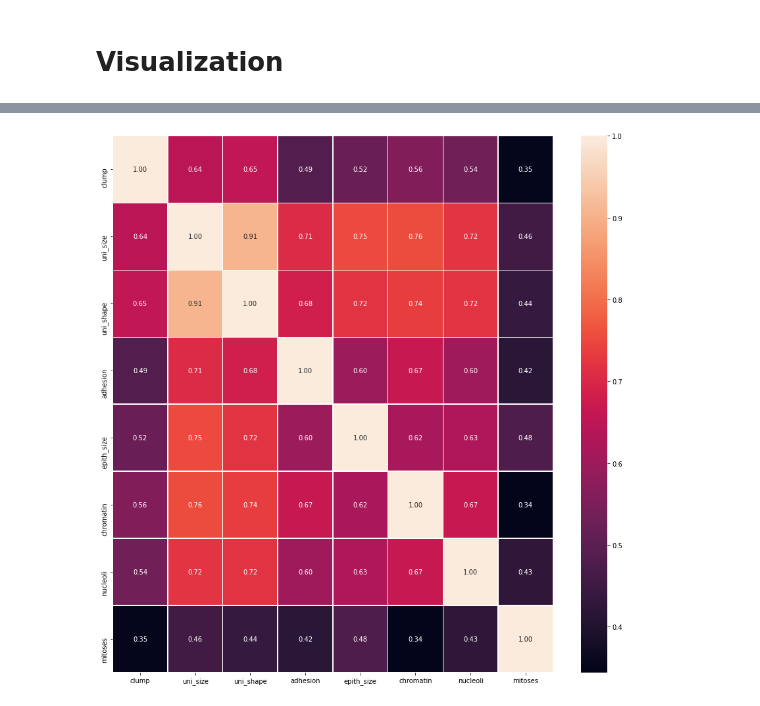
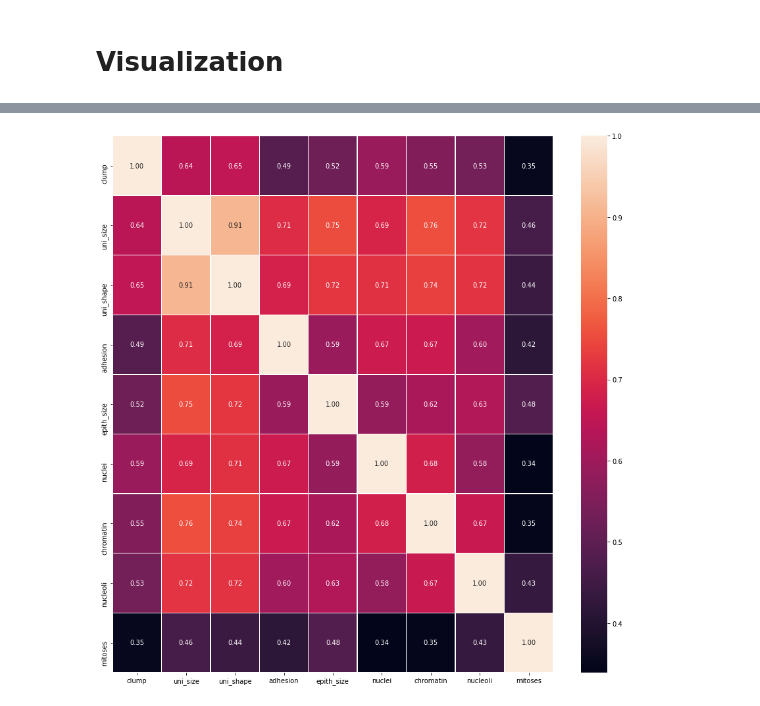
Before and after one commit to Nicordaro/MML, a Jupyter notebook: MML_Thesis.ipynb, the cells around one changed output, grey strips where cells are left out. Cells and saved outputs as stored; diff of their text form; code cells hidden in the pictures.

```diff
--- a/MML_Thesis.ipynb
+++ b/MML_Thesis.ipynb
@@ -80,0 +95,5 @@ dataset_DF
+# %%
+delete_row = dataset_DF[dataset_DF["nuclei"]=="?"].index
+dataset_DF = dataset_DF.drop(delete_row)
+dataset_DF.isin(['?']).any()
+dataset_DF.iloc[:, 6] = pd.to_numeric(dataset_DF.iloc[:, 6])
@@ -90,5 +124,6 @@ dataset_DF.head(7)
 | 5 | 1017122 | 8 | 10 | 10 | 8 | 7 | 10 | 9 | 7 | 1 | ... |
 | 6 | 1018099 | 1 | 1 | 1 | 1 | 2 | 10 | 3 | 1 | 1 | ... |
 # %%
-dataset_DF.describe().drop("sampcode", axis=1)
+datasetPurged = dataset_DF.drop("sampcode", axis=1)
+datasetPurged.describe()
 # %% [output]
@@ -104,10 +174,10 @@ dataset_DF.describe().drop("sampcode", axis=1)
 # %%
 dataset_DF.corr()
-corr = dataset_DF.drop("sampcode", axis=1).corr()
+corr = datasetPurged.corr()
 f,ax = plt.subplots(figsize=(15,15), facecolor="white")
 sns.heatmap(corr, annot=True, linewidths=0.5, fmt='.2f', ax=ax);
 # %% [output]
-[figure, old version]
+[figure, new version]
 # %%
 fig = plt.figure(figsize = (15,15), facecolor="white")
 ax = fig.gca()
```
Also changed, not shown: parts of 15 cells of this notebook.
